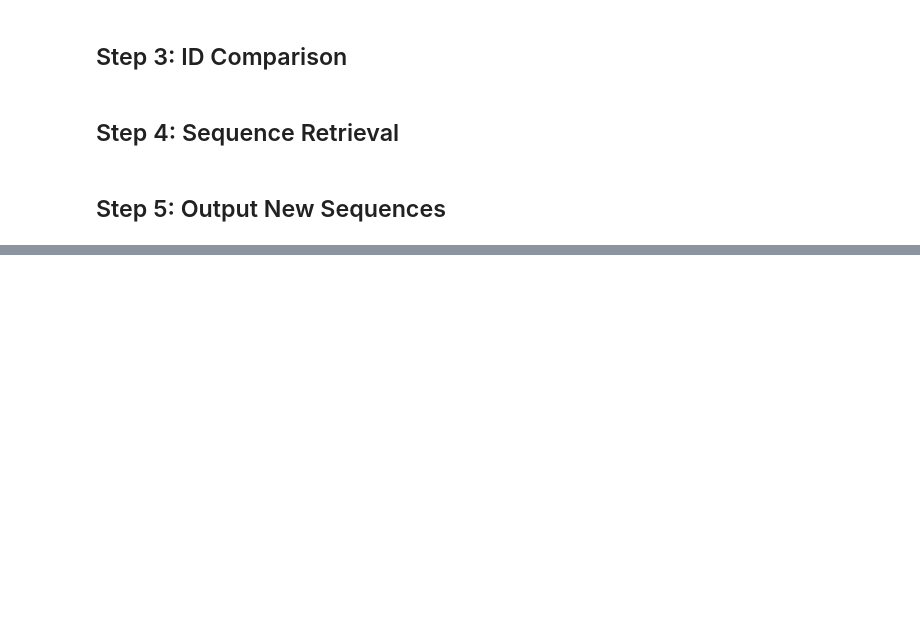
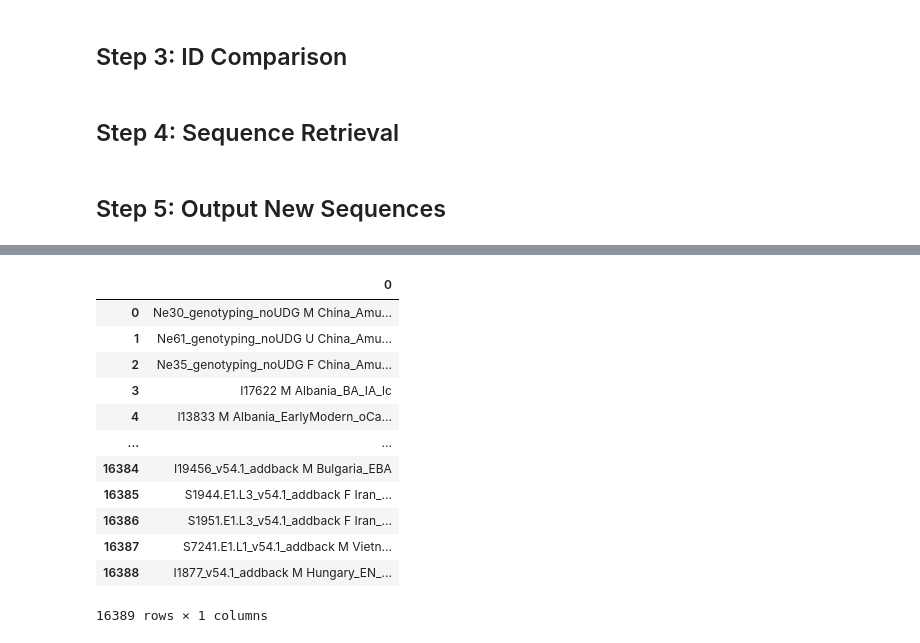
Before and after one commit to fulopjoz/aDNA_data_analysis, a Jupyter notebook: amtdb_mtdna_compare_v2.ipynb, the cells around one changed output, grey strips where cells are left out. Cells and saved outputs as stored; diff of their text form; code cells hidden in the pictures; blank space fills up the shorter version.

```diff
--- a/amtdb_mtdna_compare_v2.ipynb
+++ b/amtdb_mtdna_compare_v2.ipynb
@@ -76,0 +126,19 @@ print(len(ids_in_both))
+# %%
+# load metadata from reich data
+meta_reich_ind = pd.read_csv('data/mitogenomes_reich/v54.1.p1_1240K_public/v54.1.p1_1240K_public.ind', sep='\t', header=None)
+# %%
+meta_reich_ind
+# %% [output]
+|  | 0 |
+| 0 | Ne30_genotyping_noUDG M China_Amu... |
+| 1 | Ne61_genotyping_noUDG U China_Amu... |
+| 2 | Ne35_genotyping_noUDG F China_Amu... |
+| 3 | I17622 M Albania_BA_IA_lc |
+| 4 | I13833 M Albania_EarlyModern_oCa... |
+| ... | ... |
+| 16384 | I19456_v54.1_addback M Bulgaria_EBA |
+| 16385 | S1944.E1.L3_v54.1_addback F Iran_... |
+| 16386 | S1951.E1.L3_v54.1_addback F Iran_... |
+| 16387 | S7241.E1.L1_v54.1_addback M Vietn... |
+| 16388 | I1877_v54.1_addback M Hungary_EN_... |
+16389 rows × 1 columns
```
Also changed, not shown: parts of 23 cells of this notebook, 8 other files.
